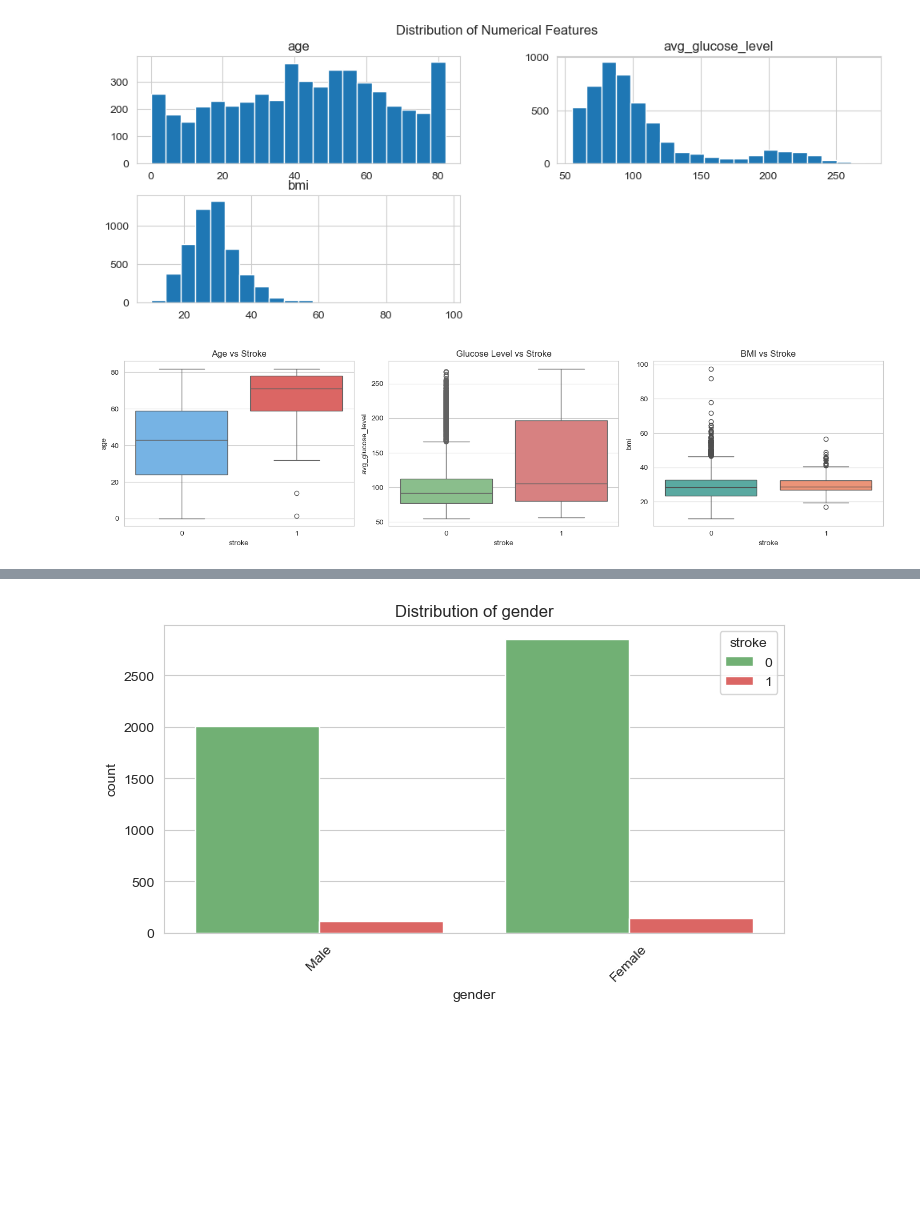
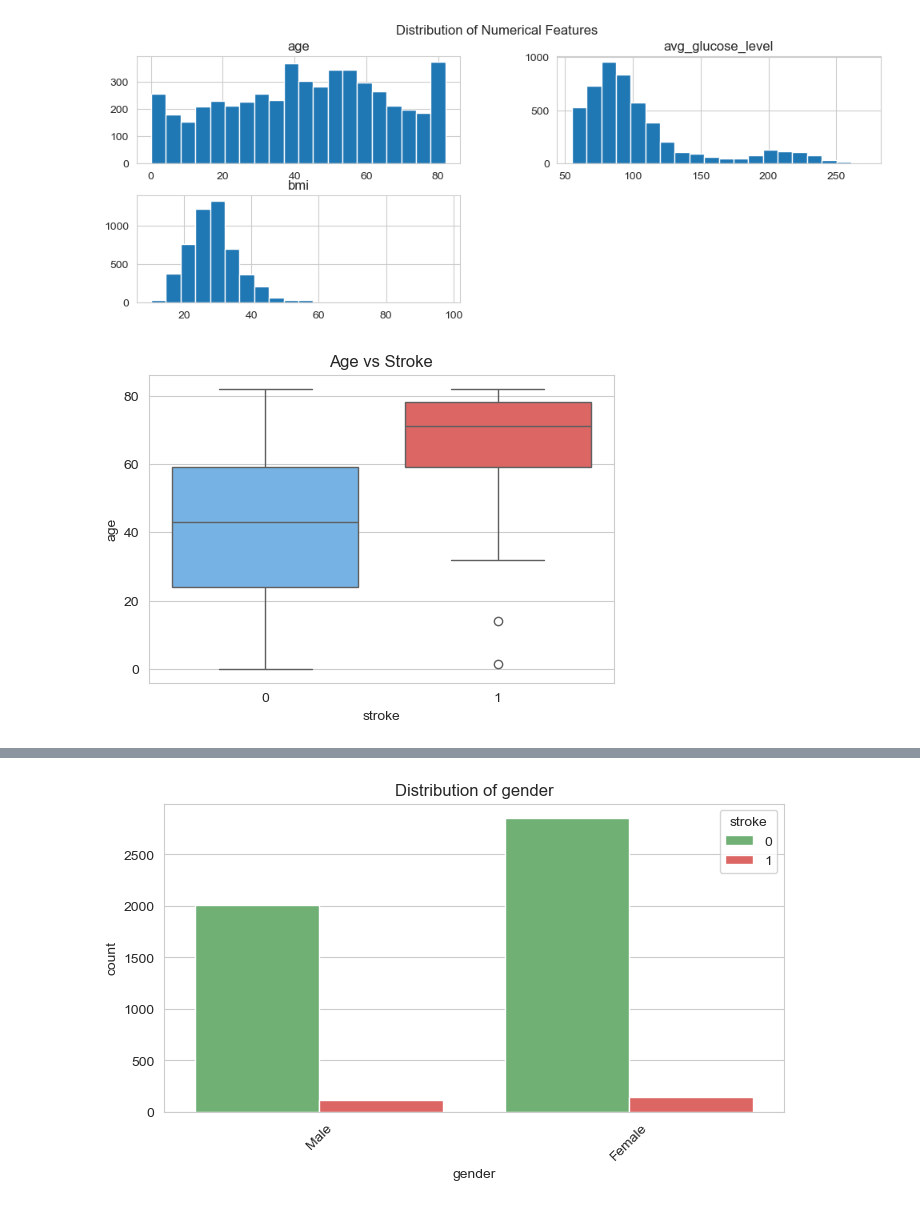
Before and after one commit to JustinDang69/Assesment2-PA, a Jupyter notebook: Untitled.ipynb, the cells around one changed output, grey strips where cells are left out. Cells and saved outputs as stored; diff of their text form; code cells hidden in the pictures; blank space fills up the shorter version.

```diff
--- a/Untitled.ipynb
+++ b/Untitled.ipynb
@@ -230,21 +230,11 @@ plt.show()
 # %%
 # 10. Boxplots of numerical features against stroke
 # =========================
-plt.figure(figsize=(15,4))
-
-plt.subplot(1,3,1)
-sns.boxplot(x="stroke", y="age", hue="stroke", data=df, palette={0:"#64B5F6",1:"#EF5350"}, legend=False)
-plt.title("Age vs Stroke")
-
-plt.subplot(1,3,2)
-sns.boxplot(x="stroke", y="avg_glucose_level", hue="stroke", data=df, palette={0:"#81C784",1:"#E57373"}, legend=False)
-plt.title("Glucose Level vs Stroke")
-
-plt.subplot(1,3,3)
-sns.boxplot(x="stroke", y="bmi", hue="stroke", data=df, palette={0:"#4DB6AC",1:"#FF8A65"}, legend=False)
-plt.title("BMI vs Stroke")
-
-plt.tight_layout()
-plt.show()
-# %% [output]
-[figure, removed]
+# %%
+plt.figure(figsize=(6,4))
+sns.boxplot(x="stroke", y="age", hue="stroke", data=df,
+            palette={0:"#64B5F6",1:"#EF5350"}, legend=False)
+plt.title("Age vs Stroke")
+plt.show()
+# %% [output]
+[figure, added]
```
Also changed, not shown: parts of 2 cells of this notebook.
